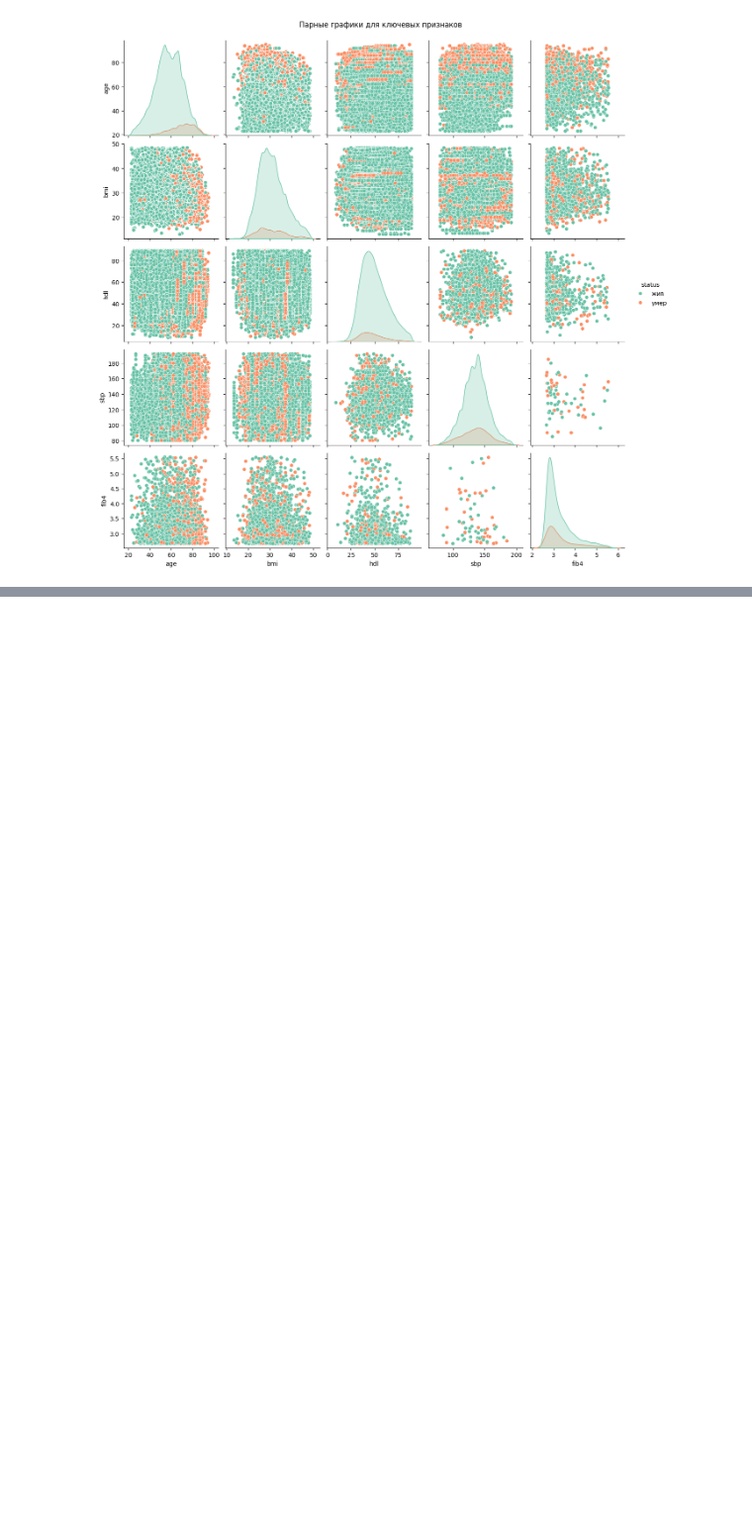
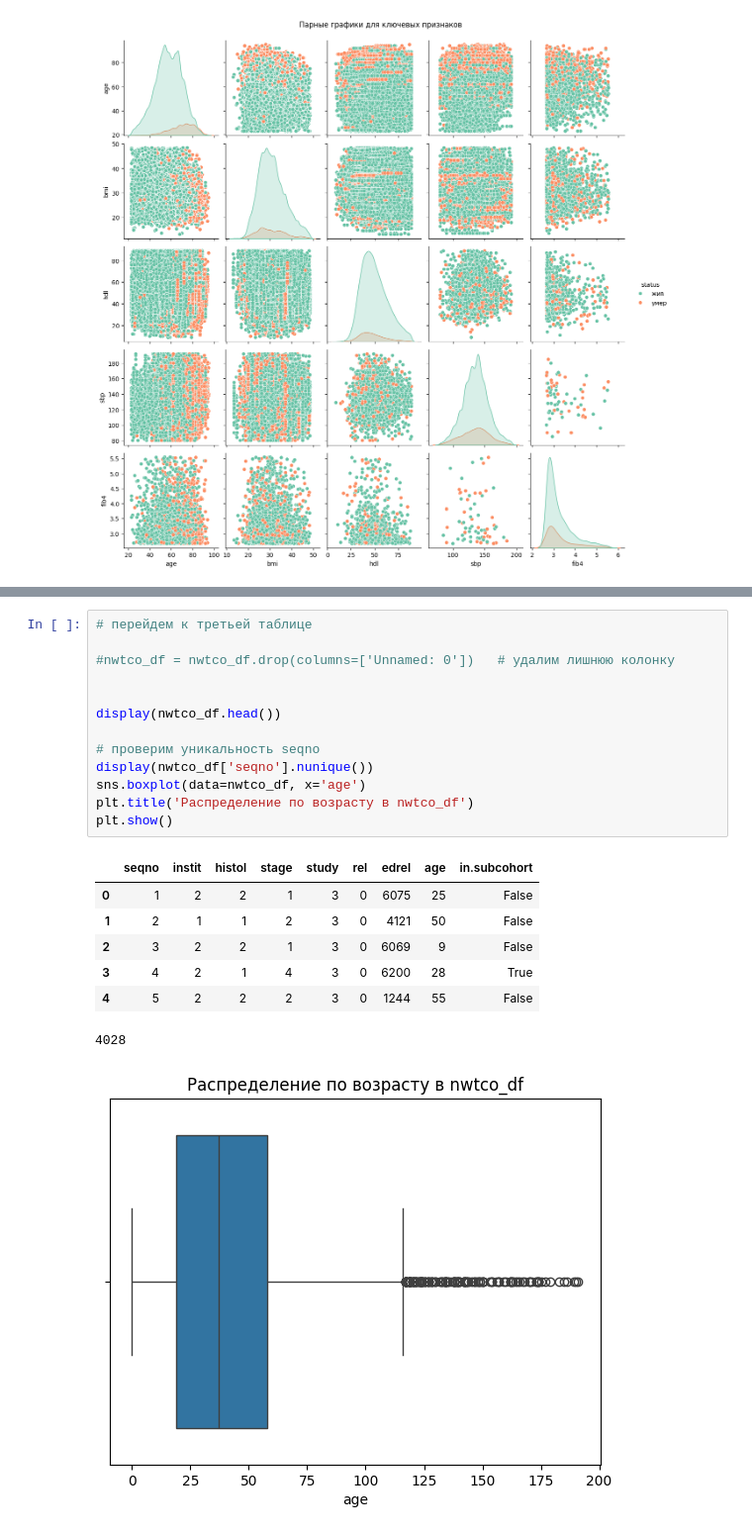
Before and after one commit to KonstGen921/sf_data_science, a Jupyter notebook: project1/assessment_task_PJ.ipynb, the cells around one changed output, grey strips where cells are left out. Shown at 99% size. Drawn from its saved outputs; the diff is of its cells as text; blank space fills up the shorter version.

```diff
--- a/project1/assessment_task_PJ.ipynb
+++ b/project1/assessment_task_PJ.ipynb
@@ -606,0 +617,22 @@ plt.show()
+# %%
+# перейдем к третьей таблице
+
+#nwtco_df = nwtco_df.drop(columns=['Unnamed: 0'])   # удалим лишнюю колонку
+
+
+display(nwtco_df.head())
+
+# проверим уникальность seqno
+display(nwtco_df['seqno'].nunique())
+sns.boxplot(data=nwtco_df, x='age')
+plt.title('Распределение по возрасту в nwtco_df')
+plt.show()
+# %% [output]
+|  | seqno | instit | histol | stage | study | rel | edrel | age | in.subcohort |
+| 0 | 1 | 2 | 2 | 1 | 3 | 0 | 6075 | 25 | False |
+| 1 | 2 | 1 | 1 | 2 | 3 | 0 | 4121 | 50 | False |
+| 2 | 3 | 2 | 2 | 1 | 3 | 0 | 6069 | 9 | False |
+| 3 | 4 | 2 | 1 | 4 | 3 | 0 | 6200 | 28 | True |
+| 4 | 5 | 2 | 2 | 2 | 3 | 0 | 1244 | 55 | False |
+4028
+[figure, added]
```
Also changed, not shown: parts of 17 cells of this notebook.
